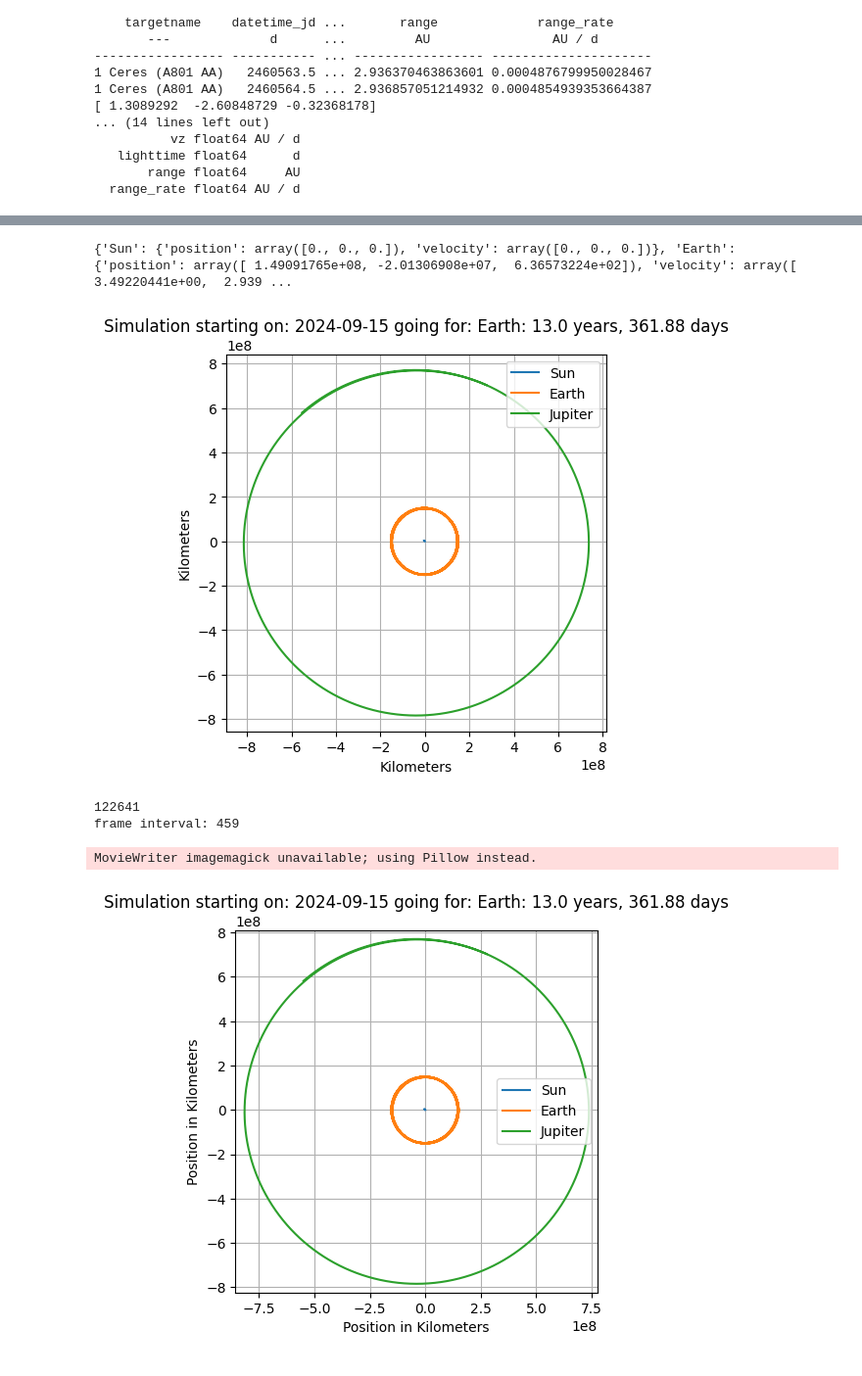
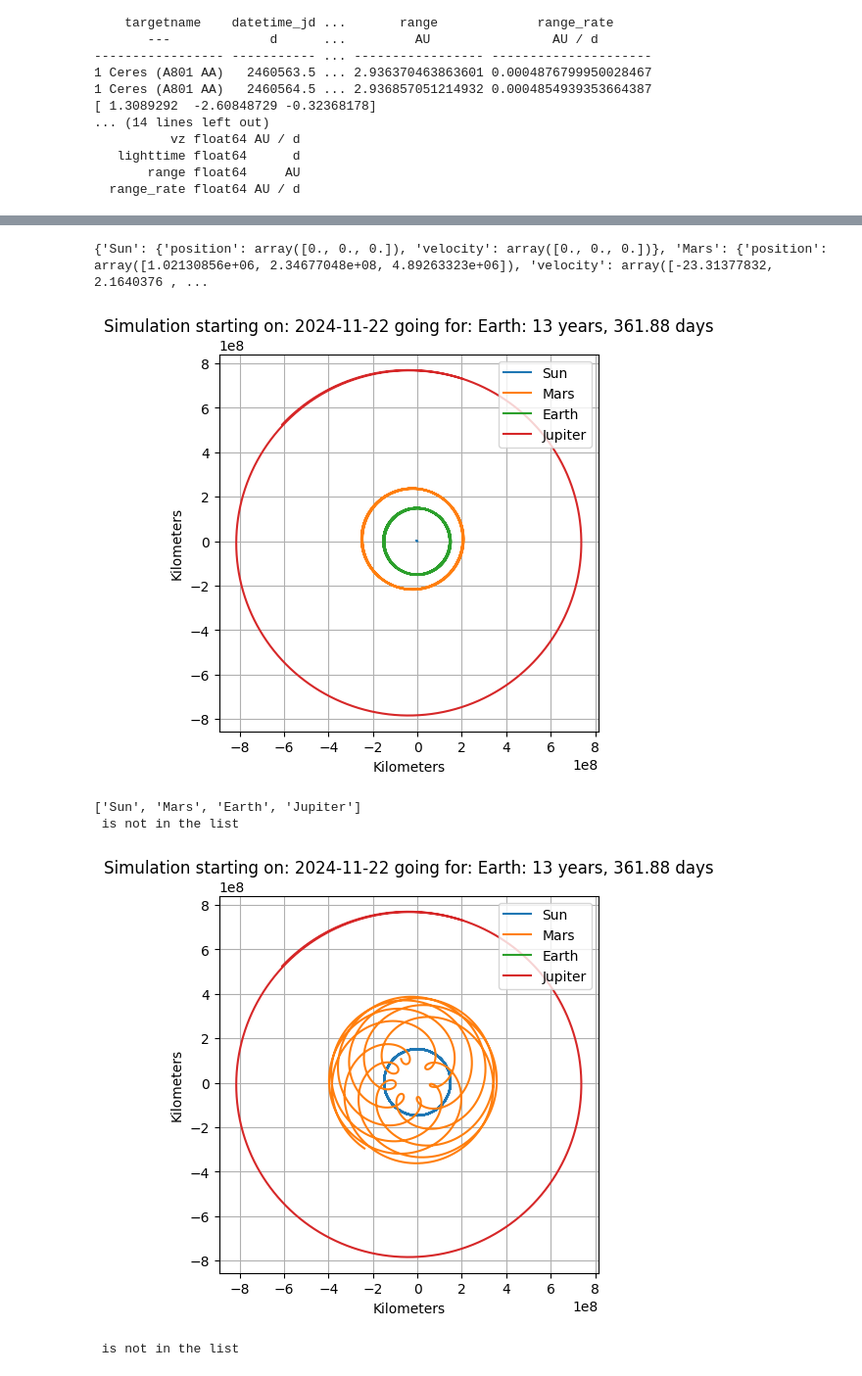
Before and after one commit to JacobASorensen/Orbital_Mechanics_Simulations, a Jupyter notebook: cplusplus/orbit_sim_with_cpp.ipynb, the cells around one changed output, grey strips where cells are left out. Shown at 98% size. Saved outputs shown, nothing was run; the diff lists cells and outputs as text; code cells hidden in the pictures.

Commit message:
Add set_focus function with translation graphing functionality. Rotation NYI

```diff
--- a/cplusplus/orbit_sim_with_cpp.ipynb
+++ b/cplusplus/orbit_sim_with_cpp.ipynb
@@ -500,16 +237,21 @@ nbody_sim.Three_Dim_Graphic()
 # %%
-nbody_sim_2 = NBodySim(['Sun', 'Earth','Jupiter'])
+nbody_sim_2 = NBodySim(['Sun','Mars', 'Earth','Jupiter'])
 
 # Automatically uses today's date for the epoch
 nbody_sim_2.query_jpl()
 
 nbody_sim_2.Do_Simulation(14*365*24*3600,3600)
 nbody_sim_2.Basic_Graphic()
-nbody_sim_2.Animated_Graph(8,0,"Jupiter_Earth")
+print(nbody_sim_2.names)
+nbody_sim_2.set_focus('Earth')
+nbody_sim_2.Basic_Graphic()
+nbody_sim_2.set_focus('Jupiter')
+nbody_sim_2.Basic_Graphic()
+# nbody_sim_2.Animated_Graph(8,0,"Jupiter_Earth")
 # %% [output]
-{'Sun': {'position': array([0., 0., 0.]), 'velocity': array([0., 0., 0.])}, 'Earth': {'position': array([ 1.49091765e+08, -2.01306908e+07,  6.36573224e+02]), 'velocity': array([ 3.49220441e+00,  2.939 ...
+{'Sun': {'position': array([0., 0., 0.]), 'velocity': array([0., 0., 0.])}, 'Mars': {'position': array([1.02130856e+06, 2.34677048e+08, 4.89263323e+06]), 'velocity': array([-23.31377832,   2.1640376 , ...
-[figure, old version]
+[figure, new version]
-122641
-frame interval: 459
+['Sun', 'Mars', 'Earth', 'Jupiter']
+ is not in the list
+[figure, new version]
-MovieWriter imagemagick unavailable; using Pillow instead.
+ is not in the list
-[figure, old version]
```
Also changed, not shown: parts of 5 cells of this notebook, 1 other file.
